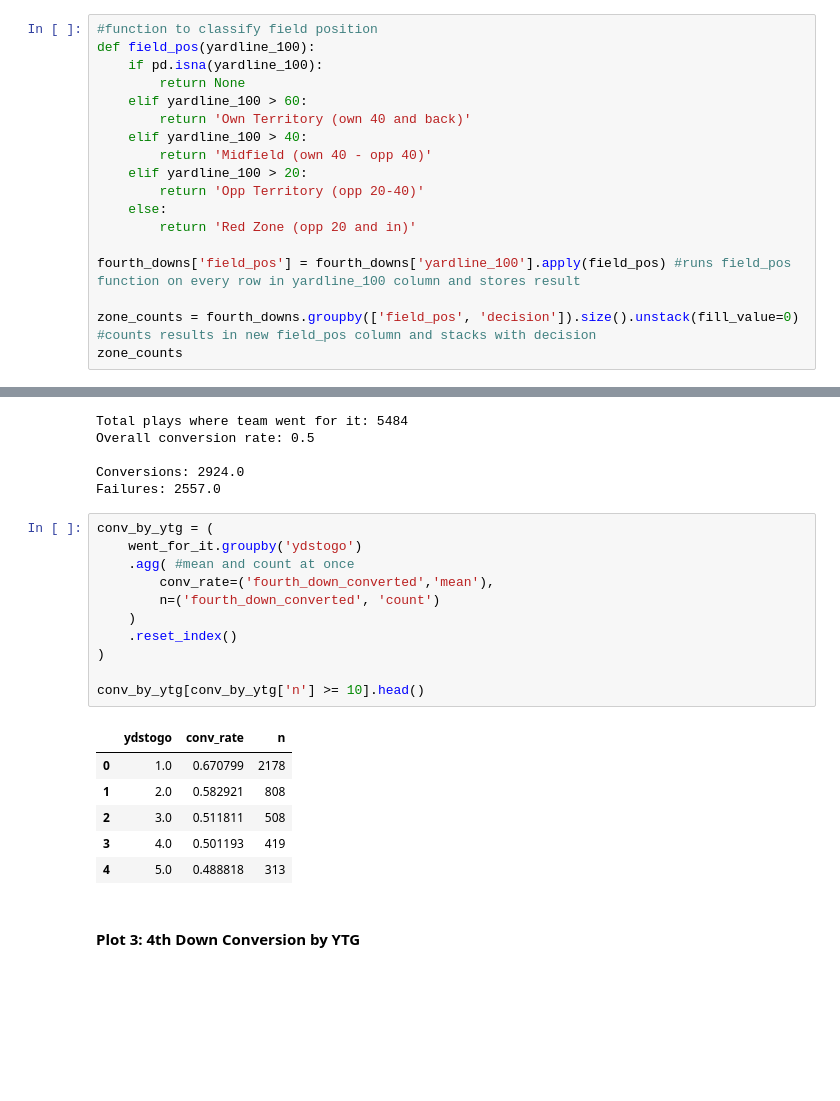
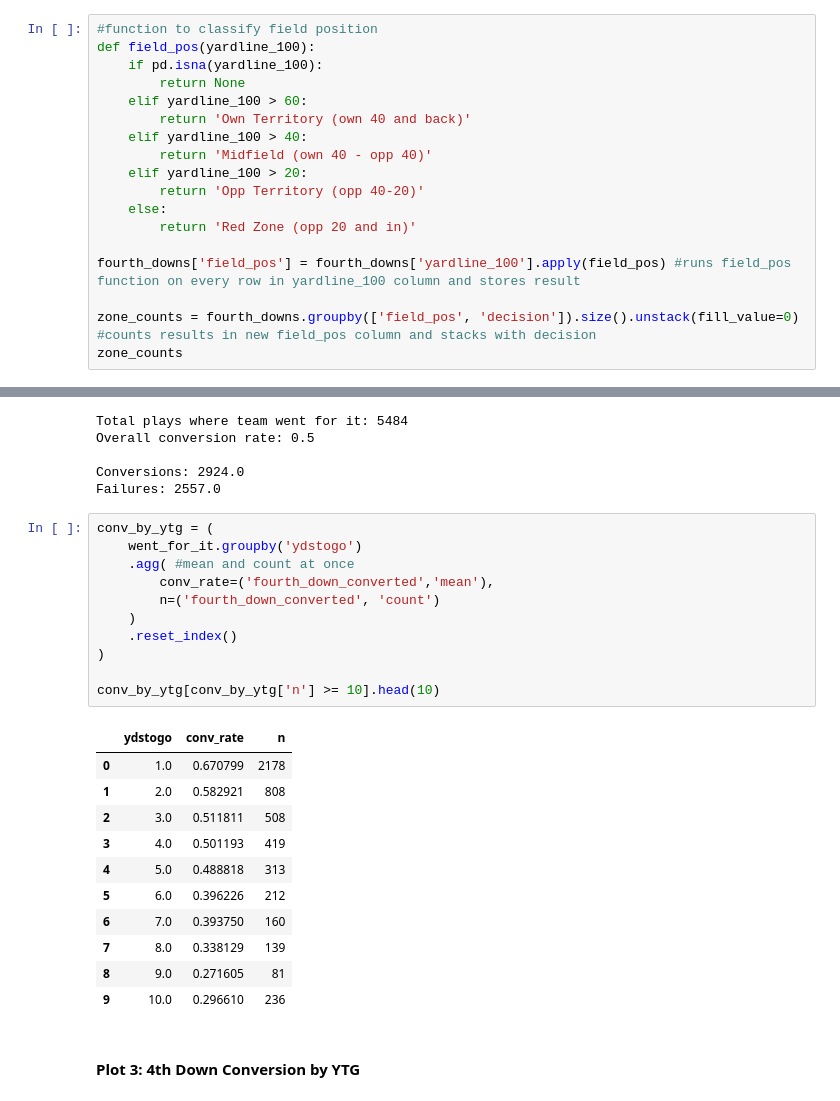
Before and after one commit to ConnorDonovan/NFL-4th-down-decision-modeling, a Jupyter notebook: nfl_4th_down.ipynb, the cells around one changed output, grey strips where cells are left out. Saved outputs shown, nothing was run; the diff lists cells and outputs as text; blank space fills up the shorter version.

```diff
--- a/nfl_4th_down.ipynb
+++ b/nfl_4th_down.ipynb
@@ -121,7 +141,7 @@ def field_pos(yardline_100):
     elif yardline_100 > 40:
         return 'Midfield (own 40 - opp 40)'
     elif yardline_100 > 20:
-        return 'Opp Territory (opp 20-40)'
+        return 'Opp Territory (opp 40-20)'
     else:
         return 'Red Zone (opp 20 and in)'
 
@@ -222,21 +256,26 @@ Failures: 2557.0
 # %%
 conv_by_ytg = (
     went_for_it.groupby('ydstogo')
     .agg( #mean and count at once
         conv_rate=('fourth_down_converted','mean'),
         n=('fourth_down_converted', 'count')
     )
     .reset_index()
 )
 
-conv_by_ytg[conv_by_ytg['n'] >= 10].head()
+conv_by_ytg[conv_by_ytg['n'] >= 10].head(10)
 # %% [output]
 |  | ydstogo | conv_rate | n |
 | 0 | 1.0 | 0.670799 | 2178 |
 | 1 | 2.0 | 0.582921 | 808 |
 | 2 | 3.0 | 0.511811 | 508 |
 | 3 | 4.0 | 0.501193 | 419 |
 | 4 | 5.0 | 0.488818 | 313 |
+| 5 | 6.0 | 0.396226 | 212 |
+| 6 | 7.0 | 0.393750 | 160 |
+| 7 | 8.0 | 0.338129 | 139 |
+| 8 | 9.0 | 0.271605 | 81 |
+| 9 | 10.0 | 0.296610 | 236 |
 # %% [markdown]
 #### Plot 3: 4th Down Conversion by YTG
 # %%
```
Also changed, not shown: parts of 23 cells of this notebook.
